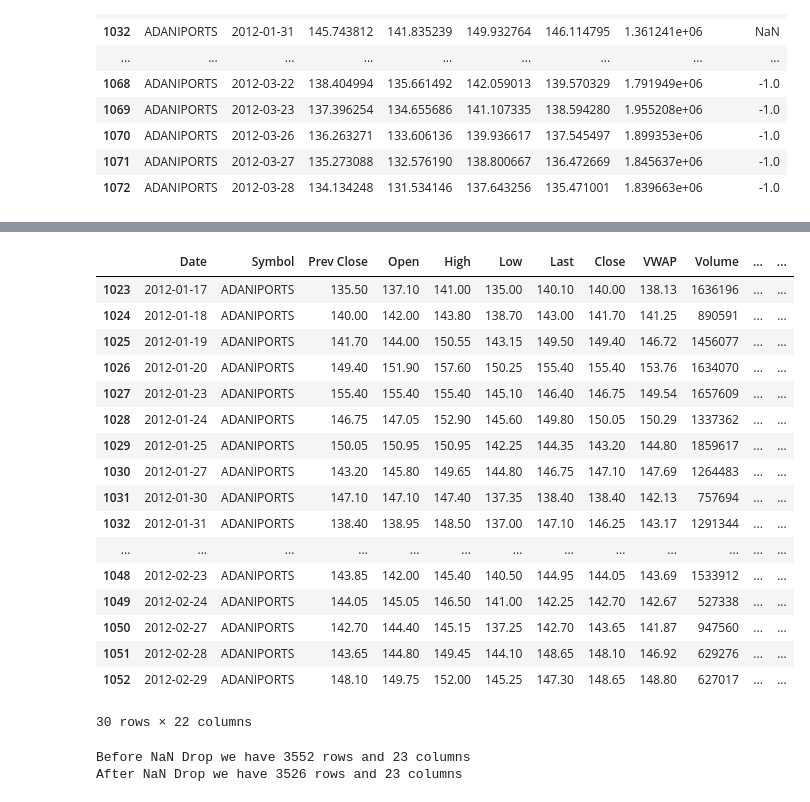
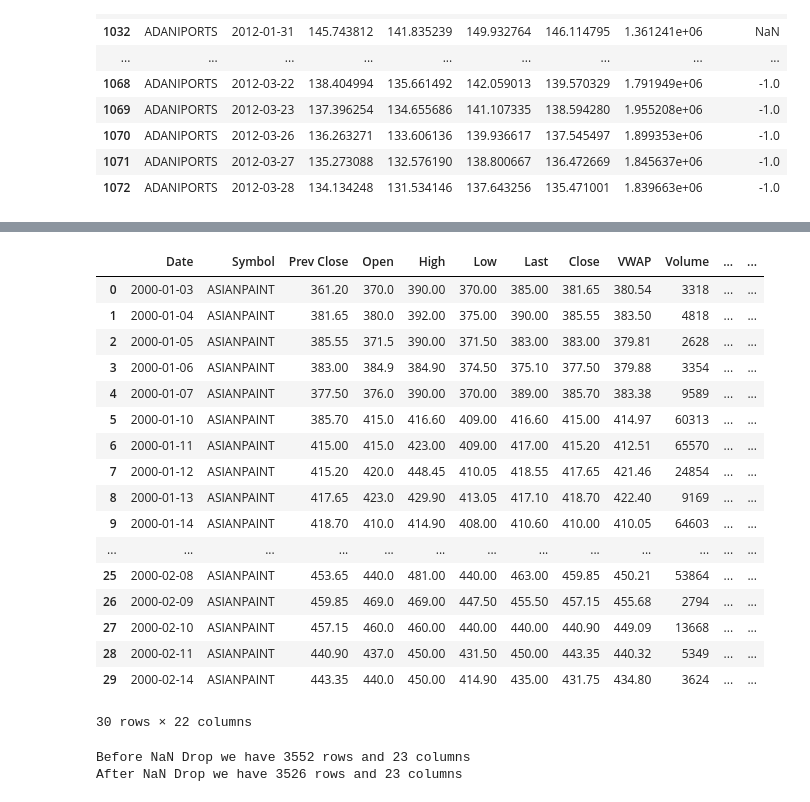
Before and after one commit to sudharshanavp/stock_market_prediction, a Jupyter notebook: notebooks/random_forest.ipynb, the cells around one changed output, grey strips where cells are left out. Drawn from its saved outputs; the diff is of its cells as text; code cells hidden in the pictures.

```diff
--- a/notebooks/random_forest.ipynb
+++ b/notebooks/random_forest.ipynb
@@ -14,7 +14,7 @@ from sklearn.metrics import plot_roc_curve
 from sklearn.metrics import accuracy_score, classification_report
 # %%
 if os.path.exists('../data/processed/stocks/nse_scraped'):
-    price_data = pd.read_csv('../data/processed/stocks/nse_scraped/ADANIPORTS.csv')
+    price_data = pd.read_csv('../data/processed/stocks/nse_scraped/ASIANPAINT.csv', thousands=',')
 else:
     price_data = pd.read_csv('../data/raw/stock/yahoo_finance/TCS')
 price_data.head()
@@ -326,53 +325,52 @@ def obv(group):
     change = group['Close'].diff()
 
     # intialize the previous OBV
     prev_obv = 0
     obv_values = []
 
     # calculate the On Balance Volume
     for i, j in zip(change, volume):
 
         if i > 0:
             current_obv = prev_obv + j
         elif i < 0:
             current_obv = prev_obv - j
         else:
             current_obv = prev_obv
 
         # OBV.append(current_OBV)
         prev_obv = current_obv
         obv_values.append(current_obv)
 
     # Return a panda series.
-    return pd.Series(obv_values, index = group.index)
-
+    return pd.Series(obv_values, index = in_data.index[0:-1])
 
 # apply the function to each group
-obv_groups = price_data.groupby('Symbol').apply(obv)
+obv_groups = obv(price_data)
 
 # add to the data frame, but drop the old index, before adding it.
-price_data['On Balance Volume'] = obv_groups.reset_index(level=0, drop=True)
+price_data['On Balance Volume'] = obv_groups
 
 # display the data frame.
 price_data.head(30)
 # %% [output]
 |  | Date | Symbol | Prev Close | Open | High | Low | Last | Close | VWAP | Volume | ... | ... |
-| 1023 | 2012-01-17 | ADANIPORTS | 135.50 | 137.10 | 141.00 | 135.00 | 140.10 | 140.00 | 138.13 | 1636196 | ... | ... |
-| 1024 | 2012-01-18 | ADANIPORTS | 140.00 | 142.00 | 143.80 | 138.70 | 143.00 | 141.70 | 141.25 | 890591 | ... | ... |
-| 1025 | 2012-01-19 | ADANIPORTS | 141.70 | 144.00 | 150.55 | 143.15 | 149.50 | 149.40 | 146.72 | 1456077 | ... | ... |
-| 1026 | 2012-01-20 | ADANIPORTS | 149.40 | 151.90 | 157.60 | 150.25 | 155.40 | 155.40 | 153.76 | 1634070 | ... | ... |
-| 1027 | 2012-01-23 | ADANIPORTS | 155.40 | 155.40 | 155.40 | 145.10 | 146.40 | 146.75 | 149.54 | 1657609 | ... | ... |
-| 1028 | 2012-01-24 | ADANIPORTS | 146.75 | 147.05 | 152.90 | 145.60 | 149.80 | 150.05 | 150.29 | 1337362 | ... | ... |
-| 1029 | 2012-01-25 | ADANIPORTS | 150.05 | 150.95 | 150.95 | 142.25 | 144.35 | 143.20 | 144.80 | 1859617 | ... | ... |
-| 1030 | 2012-01-27 | ADANIPORTS | 143.20 | 145.80 | 149.65 | 144.80 | 146.75 | 147.10 | 147.69 | 1264483 | ... | ... |
-| 1031 | 2012-01-30 | ADANIPORTS | 147.10 | 147.10 | 147.40 | 137.35 | 138.40 | 138.40 | 142.13 | 757694 | ... | ... |
-| 1032 | 2012-01-31 | ADANIPORTS | 138.40 | 138.95 | 148.50 | 137.00 | 147.10 | 146.25 | 143.17 | 1291344 | ... | ... |
+| 0 | 2000-01-03 | ASIANPAINT | 361.20 | 370.0 | 390.00 | 370.00 | 385.00 | 381.65 | 380.54 | 3318 | ... | ... |
+| 1 | 2000-01-04 | ASIANPAINT | 381.65 | 380.0 | 392.00 | 375.00 | 390.00 | 385.55 | 383.50 | 4818 | ... | ... |
+| 2 | 2000-01-05 | ASIANPAINT | 385.55 | 371.5 | 390.00 | 371.50 | 383.00 | 383.00 | 379.81 | 2628 | ... | ... |
+| 3 | 2000-01-06 | ASIANPAINT | 383.00 | 384.9 | 384.90 | 374.50 | 375.10 | 377.50 | 379.88 | 3354 | ... | ... |
+| 4 | 2000-01-07 | ASIANPAINT | 377.50 | 376.0 | 390.00 | 370.00 | 389.00 | 385.70 | 383.38 | 9589 | ... | ... |
+| 5 | 2000-01-10 | ASIANPAINT | 385.70 | 415.0 | 416.60 | 409.00 | 416.60 | 415.00 | 414.97 | 60313 | ... | ... |
+| 6 | 2000-01-11 | ASIANPAINT | 415.00 | 415.0 | 423.00 | 409.00 | 417.00 | 415.20 | 412.51 | 65570 | ... | ... |
+| 7 | 2000-01-12 | ASIANPAINT | 415.20 | 420.0 | 448.45 | 410.05 | 418.55 | 417.65 | 421.46 | 24854 | ... | ... |
+| 8 | 2000-01-13 | ASIANPAINT | 417.65 | 423.0 | 429.90 | 413.05 | 417.10 | 418.70 | 422.40 | 9169 | ... | ... |
+| 9 | 2000-01-14 | ASIANPAINT | 418.70 | 410.0 | 414.90 | 408.00 | 410.60 | 410.00 | 410.05 | 64603 | ... | ... |
 | ... | ... | ... | ... | ... | ... | ... | ... | ... | ... | ... | ... | ... |
-| 1048 | 2012-02-23 | ADANIPORTS | 143.85 | 142.00 | 145.40 | 140.50 | 144.95 | 144.05 | 143.69 | 1533912 | ... | ... |
-| 1049 | 2012-02-24 | ADANIPORTS | 144.05 | 145.05 | 146.50 | 141.00 | 142.25 | 142.70 | 142.67 | 527338 | ... | ... |
-| 1050 | 2012-02-27 | ADANIPORTS | 142.70 | 144.40 | 145.15 | 137.25 | 142.70 | 143.65 | 141.87 | 947560 | ... | ... |
-| 1051 | 2012-02-28 | ADANIPORTS | 143.65 | 144.80 | 149.45 | 144.10 | 148.65 | 148.10 | 146.92 | 629276 | ... | ... |
-| 1052 | 2012-02-29 | ADANIPORTS | 148.10 | 149.75 | 152.00 | 145.25 | 147.30 | 148.65 | 148.80 | 627017 | ... | ... |
+| 25 | 2000-02-08 | ASIANPAINT | 453.65 | 440.0 | 481.00 | 440.00 | 463.00 | 459.85 | 450.21 | 53864 | ... | ... |
+| 26 | 2000-02-09 | ASIANPAINT | 459.85 | 469.0 | 469.00 | 447.50 | 455.50 | 457.15 | 455.68 | 2794 | ... | ... |
+| 27 | 2000-02-10 | ASIANPAINT | 457.15 | 460.0 | 460.00 | 440.00 | 440.00 | 440.90 | 449.09 | 13668 | ... | ... |
+| 28 | 2000-02-11 | ASIANPAINT | 440.90 | 437.0 | 450.00 | 431.50 | 450.00 | 443.35 | 440.32 | 5349 | ... | ... |
+| 29 | 2000-02-14 | ASIANPAINT | 443.35 | 440.0 | 450.00 | 414.90 | 435.00 | 431.75 | 434.80 | 3624 | ... | ... |
 30 rows × 22 columns
 # %%
 # Group by the `Symbol` column, then grab the `Close` column.
```
Also changed, not shown: parts of 8 cells of this notebook.
